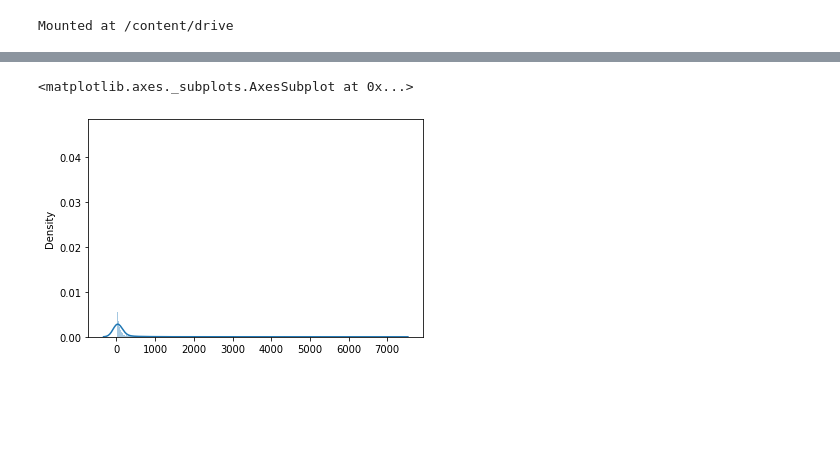
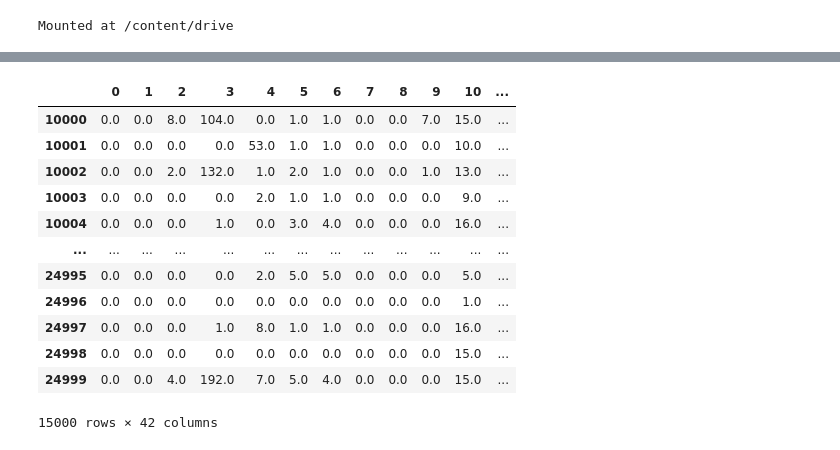
Before and after one commit to chojaeyoon/404, a Jupyter notebook: 식민지/멤제이/LG_data_merge.ipynb, the cells around one changed output, grey strips where cells are left out. Cells and saved outputs as stored; diff of their text form; code cells hidden in the pictures; blank space fills up the shorter version.

```diff
--- a/식민지/멤제이/LG_data_merge.ipynb
+++ b/식민지/멤제이/LG_data_merge.ipynb
@@ -18,17 +41,19 @@ train_prob = pd.read_csv('/content/drive/Shareddrives/dacon/404/train_prob2.csv'
 test_err = pd.read_csv('/content/drive/Shareddrives/dacon/404/test_err2.csv')
 test_qui = pd.read_csv('/content/drive/Shareddrives/dacon/404/test_qui2.csv')
 # %%
-test_err_code_frq = pd.read_csv('/content/drive/Shareddrives/dacon/404/preprocessed/테스트_에러_에러코드별_발생횟수.csv', index_col=['Unnamed: 0'])
-train_err_code_frq = pd.read_csv('/content/drive/Shareddrives/dacon/404/preprocessed/트레인_에러_에러코드별_발생횟수.csv', index_col=['Unnamed: 0'])
+path = '/content/drive/Shareddrives/dacon/404/preprocessed/mk2_with_categorized/'
 
-test_err_type_frq = pd.read_csv('/content/drive/Shareddrives/dacon/404/preprocessed/테스트_에러_에러타입별_발생횟수.csv', index_col=['Unnamed: 0'])
-train_err_type_frq = pd.read_csv('/content/drive/Shareddrives/dacon/404/preprocessed/트레인_에러_에러타입별_발생횟수.csv', index_col=['Unnamed: 0'])
+test_err_42_counts = pd.read_csv(path + '테스트_에러_42항목별_카운트.csv', index_col=['Unnamed: 0'])
+train_err_42_counts = pd.read_csv(path + '트레인_에러_42항목별_카운트.csv', index_col=['Unnamed: 0'])
 
-test_err_sum_byday = pd.read_csv('/content/drive/Shareddrives/dacon/404/preprocessed/테스트_에러발생_일일누적합계.csv', index_col=['Unnamed: 0'])
-train_err_sum_byday = pd.read_csv('/content/drive/Shareddrives/dacon/404/preprocessed/트레인_에러발생_일일누적합계.csv', index_col=['Unnamed: 0'])
+test_err_code_frq = pd.read_csv(path + '테스트_에러_에러코드별_발생횟수.csv', index_col=['Unnamed: 0'])
+train_err_code_frq = pd.read_csv(path +'트레인_에러_에러코드별_발생횟수.csv', index_col=['Unnamed: 0'])
 
-test_qui_frq = pd.read_csv('/content/drive/Shareddrives/dacon/404/preprocessed/테스트_퀼리티_항목별_많이등장.csv', index_col=['Unnamed: 0'])
-train_qui_frq = pd.read_csv('/content/drive/Shareddrives/dacon/404/preprocessed/트레인_퀼리티_항목별_많이등장.csv', index_col=['Unnamed: 0'])
+test_err_sum_byday = pd.read_csv(path +'테스트_에러발생_일일누적합계.csv', index_col=['Unnamed: 0'])
+train_err_sum_byday = pd.read_csv(path +'트레인_에러발생_일일누적합계.csv', index_col=['Unnamed: 0'])
 
-test_qui_sum_byday = pd.read_csv('/content/drive/Shareddrives/dacon/404/preprocessed/테스트_퀼리티로그_일일수집합계.csv', index_col=['Unnamed: 0'])
-train_qui_sum_byday = pd.read_csv('/content/drive/Shareddrives/dacon/404/preprocessed/트레인_퀼리티로그_일일수집합계.csv', index_col=['Unnamed: 0'])
+test_qui_frq = pd.read_csv(path +'테스트_퀼리티_항목별_많이등장.csv', index_col=['Unnamed: 0'])
+train_qui_frq = pd.read_csv(path +'트레인_퀼리티_항목별_많이등장.csv', index_col=['Unnamed: 0'])
+
+test_qui_sum_byday = pd.read_csv(path +'테스트_퀼리티로그_일일수집합계.csv', index_col=['Unnamed: 0'])
+train_qui_sum_byday = pd.read_csv(path +'트레인_퀼리티로그_일일수집합계.csv', index_col=['Unnamed: 0'])
@@ -78,5 +60,17 @@ b = [i for i in test if i != 0]
-# %%
-sns.distplot(b, bins = 1000)
-# %% [output]
-<matplotlib.axes._subplots.AxesSubplot at 0x...>
-[figure, removed]
+# %%
+# 각 사용자가 42가지 에러타입을 몇 번씩 겪었는지 나타냄
+train_err_42_counts
+# %% [output]
+|  | 0 | 1 | 2 | 3 | 4 | 5 | 6 | 7 | 8 | 9 | 10 | ... |
+| 10000 | 0.0 | 0.0 | 8.0 | 104.0 | 0.0 | 1.0 | 1.0 | 0.0 | 0.0 | 7.0 | 15.0 | ... |
+| 10001 | 0.0 | 0.0 | 0.0 | 0.0 | 53.0 | 1.0 | 1.0 | 0.0 | 0.0 | 0.0 | 10.0 | ... |
+| 10002 | 0.0 | 0.0 | 2.0 | 132.0 | 1.0 | 2.0 | 1.0 | 0.0 | 0.0 | 1.0 | 13.0 | ... |
+| 10003 | 0.0 | 0.0 | 0.0 | 0.0 | 2.0 | 1.0 | 1.0 | 0.0 | 0.0 | 0.0 | 9.0 | ... |
+| 10004 | 0.0 | 0.0 | 0.0 | 1.0 | 0.0 | 3.0 | 4.0 | 0.0 | 0.0 | 0.0 | 16.0 | ... |
+| ... | ... | ... | ... | ... | ... | ... | ... | ... | ... | ... | ... | ... |
+| 24995 | 0.0 | 0.0 | 0.0 | 0.0 | 2.0 | 5.0 | 5.0 | 0.0 | 0.0 | 0.0 | 5.0 | ... |
+| 24996 | 0.0 | 0.0 | 0.0 | 0.0 | 0.0 | 0.0 | 0.0 | 0.0 | 0.0 | 0.0 | 1.0 | ... |
+| 24997 | 0.0 | 0.0 | 0.0 | 1.0 | 8.0 | 1.0 | 1.0 | 0.0 | 0.0 | 0.0 | 16.0 | ... |
+| 24998 | 0.0 | 0.0 | 0.0 | 0.0 | 0.0 | 0.0 | 0.0 | 0.0 | 0.0 | 0.0 | 15.0 | ... |
+| 24999 | 0.0 | 0.0 | 4.0 | 192.0 | 7.0 | 5.0 | 4.0 | 0.0 | 0.0 | 0.0 | 15.0 | ... |
+15000 rows × 42 columns
```
Also changed, not shown: parts of 30 cells of this notebook, 1 other file.
